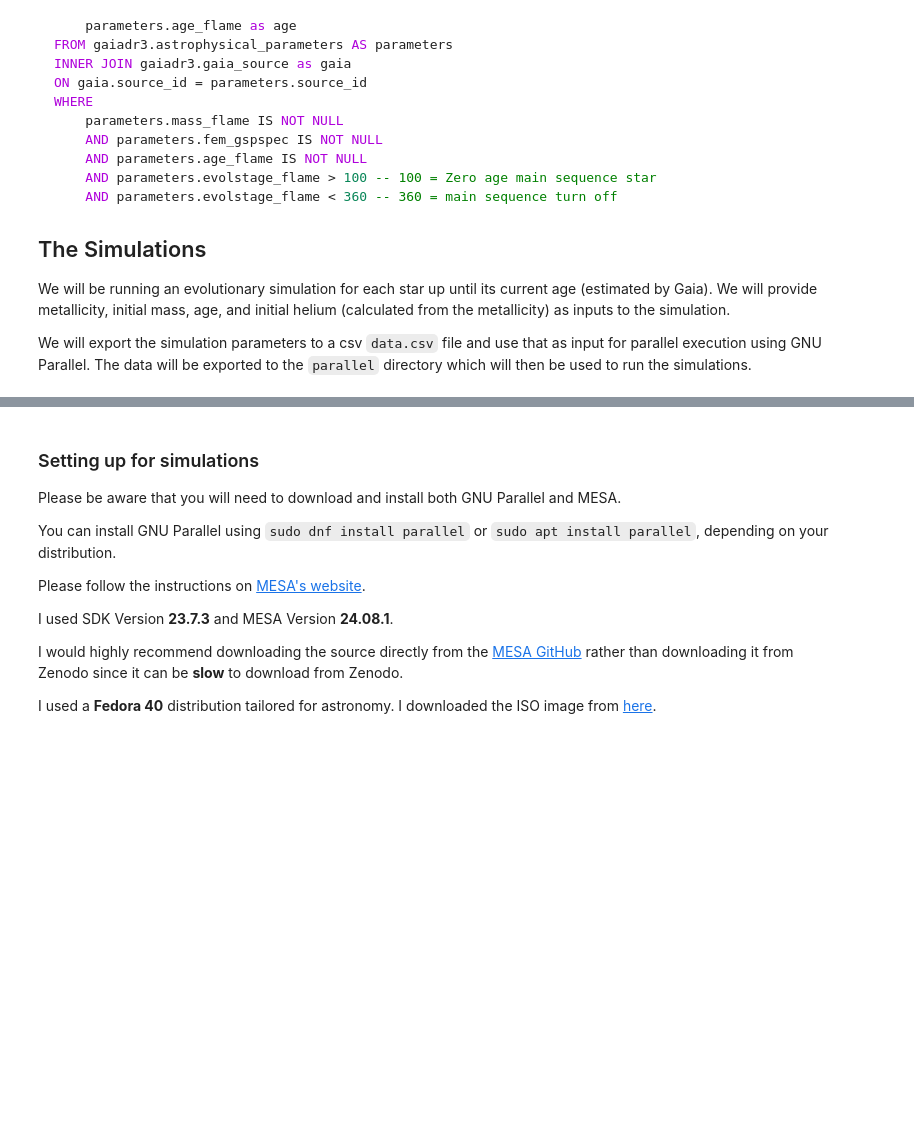
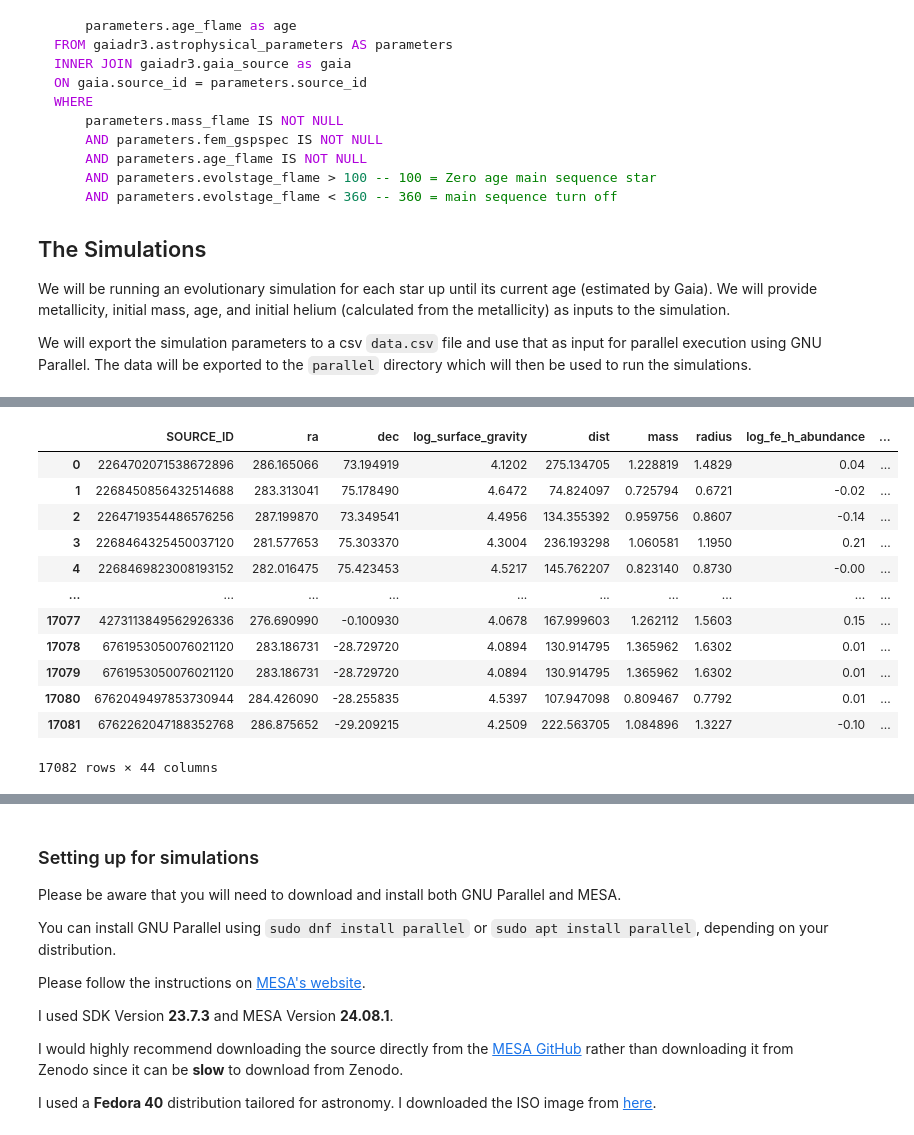
Before and after one commit to max-widmaier/Stellar-Nuclear-Research, a Jupyter notebook: mesa_data_prep.ipynb, the cells around one changed output, grey strips where cells are left out. Saved outputs shown, nothing was run; the diff lists cells and outputs as text; code cells hidden in the pictures; blank space fills up the shorter version.

```diff
--- a/mesa_data_prep.ipynb
+++ b/mesa_data_prep.ipynb
@@ -43,0 +117,38 @@ from pathlib import Path
+# %%
+## Cross-match the Gaia data with the Galah data (using the `SOURCE_ID` in the Gaia data and the `dr3_source_id` in the Galah data)
+apogee_spectroscopy.rename(columns={'GAIAEDR3_SOURCE_ID': 'SOURCE_ID'}, inplace=True)
+matched_df = pd.merge(df, apogee_spectroscopy[
+    ['SOURCE_ID', 'C_FE', 'C_FE_FLAG', 'O_FE', 'O_FE_FLAG', 'NE_FE_FLAG', 'NE_FE_FLAG', 'MG_FE', 'MG_FE_FLAG', 'AL_FE', 'NE_FE', 'NE_FE_FLAG',
+     'AL_FE_FLAG', 'SI_FE', 'SI_FE_FLAG', 'K_FE', 'K_FE_FLAG', 'CA_FE', 'CA_FE_FLAG', 'CR_FE',
+     'CR_FE_FLAG', 'MN_FE', 'MN_FE_FLAG', 'NI_FE', 'NI_FE_FLAG', 'FE_H', 'FE_H_FLAG', 'N_FE','N_FE_FLAG', 'S_FE', 'S_FE_FLAG']], on='SOURCE_ID', how='inner')
+matched_df.rename(columns={'C_FE': 'C', 'O_FE': 'O', 'NE_FE': 'Ne',
+                           'MG_FE': 'Mg', 'AL_FE': 'Al', 'SI_FE': 'Si',
+                           'K_FE': 'K', 'CA_FE': 'Ca',
+                           'CR_FE': 'Cr', 'MN_FE': 'Mn', 'NI_FE': 'Ni',
+                           'FE_H': 'Fe', 'Ne_Fe': 'Ne',
+                           'N_FE_FLAG': 'flag_N',
+                           'FE_H_FLAG': 'flag_Fe',
+                           'N_FE': 'N', 'S_FE': 'S', 'C_FE_FLAG': 'flag_C',
+                           'O_FE_FLAG': 'flag_O', 'NE_FE_FLAG': 'flag_Ne',
+                           'MG_FE_FLAG': 'flag_Mg', 'AL_FE_FLAG': 'flag_Al',
+                           'SI_FE_FLAG': 'flag_Si', 'K_FE_FLAG': 'flag_K',
+                           'CA_FE_FLAG': 'flag_Ca', 'S_FE_FLAG': 'flag_S',
+                           'CR_FE_FLAG': 'flag_Cr', 'MN_FE_FLAG': 'flag_Mn',
+                           'NI_FE_FLAG': 'flag_Ni'},
+                  inplace=True)
+
+matched_df
+# %% [output]
+|  | SOURCE_ID | ra | dec | log_surface_gravity | dist | mass | radius | log_fe_h_abundance | ... |
+| 0 | 2264702071538672896 | 286.165066 | 73.194919 | 4.1202 | 275.134705 | 1.228819 | 1.4829 | 0.04 | ... |
+| 1 | 2268450856432514688 | 283.313041 | 75.178490 | 4.6472 | 74.824097 | 0.725794 | 0.6721 | -0.02 | ... |
+| 2 | 2264719354486576256 | 287.199870 | 73.349541 | 4.4956 | 134.355392 | 0.959756 | 0.8607 | -0.14 | ... |
+| 3 | 2268464325450037120 | 281.577653 | 75.303370 | 4.3004 | 236.193298 | 1.060581 | 1.1950 | 0.21 | ... |
+| 4 | 2268469823008193152 | 282.016475 | 75.423453 | 4.5217 | 145.762207 | 0.823140 | 0.8730 | -0.00 | ... |
+| ... | ... | ... | ... | ... | ... | ... | ... | ... | ... |
+| 17077 | 4273113849562926336 | 276.690990 | -0.100930 | 4.0678 | 167.999603 | 1.262112 | 1.5603 | 0.15 | ... |
+| 17078 | 6761953050076021120 | 283.186731 | -28.729720 | 4.0894 | 130.914795 | 1.365962 | 1.6302 | 0.01 | ... |
+| 17079 | 6761953050076021120 | 283.186731 | -28.729720 | 4.0894 | 130.914795 | 1.365962 | 1.6302 | 0.01 | ... |
+| 17080 | 6762049497853730944 | 284.426090 | -28.255835 | 4.5397 | 107.947098 | 0.809467 | 0.7792 | 0.01 | ... |
+| 17081 | 6762262047188352768 | 286.875652 | -29.209215 | 4.2509 | 222.563705 | 1.084896 | 1.3227 | -0.10 | ... |
+17082 rows × 44 columns
```
Also changed, not shown: parts of 20 cells of this notebook, 2 other files.
